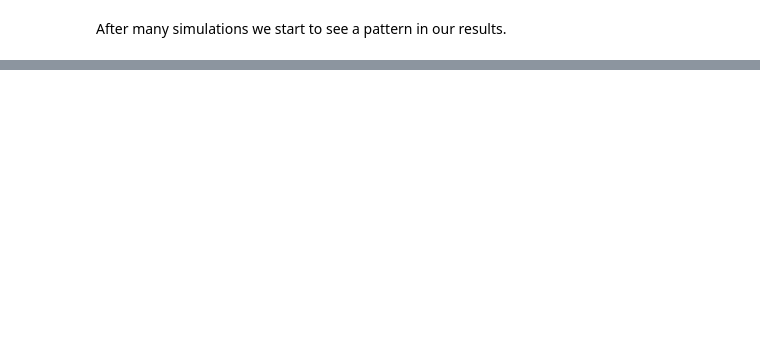
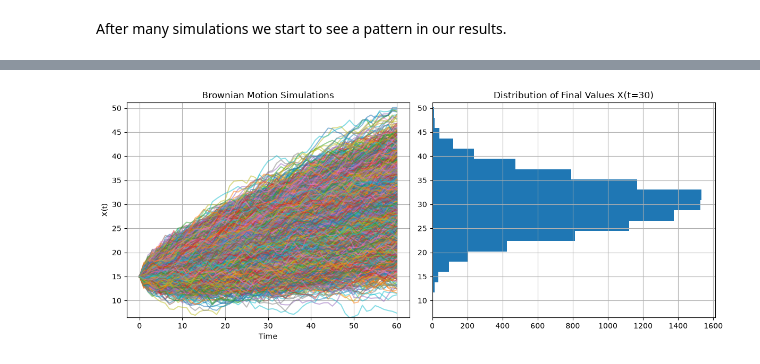
Before and after one commit to vladpaun-uwaterloo/cs335-cmbf-2026, a Jupyter notebook: examples/Copy_of_Brownian_Motion_&_Random_Lattice_Walks.ipynb, the cells around one changed output, grey strips where cells are left out. Cells and saved outputs as stored; diff of their text form; code cells hidden in the pictures; blank space fills up the shorter version.

```diff
--- a/examples/Copy_of_Brownian_Motion_&_Random_Lattice_Walks.ipynb
+++ b/examples/Copy_of_Brownian_Motion_&_Random_Lattice_Walks.ipynb
@@ -129,0 +130,62 @@ plt.show()
+# %%
+import matplotlib.pyplot as plt
+
+n_sim = 10000 # Number of simulations
+X_t_sim_result = [] # Storage of our X(t) lists over time.
+
+for i in range(n_sim):
+  while t < T:
+    t = t + dt
+    dX = alpha * dt + volatility * np.random.normal(0, 1) * np.sqrt(dt)
+    X = X + dX
+    X_t.append(X)
+  X_t_sim_result.append(X_t)
+  X = X_initial
+  X_t = [X]
+  t = 0
+
+def min_of_list_of_lists(list_of_lists):
+  """Calculates the minimum value in a list of lists.
+
+  Args:
+    list_of_lists: A list of lists containing numerical values.
+
+  Returns:
+    The minimum value found in the list of lists.
+  """
+  min_value = float('inf')
+  for sublist in list_of_lists:
+    min_value_sublist = min(sublist)
+    if min_value_sublist < min_value:
+      min_value = min_value_sublist
+  return min_value
+
+
+# Create the figure and subplots
+fig, axs = plt.subplots(1, 2, figsize=(12, 5))
+
+# Plot the lines
+for i in range(n_sim):
+  axs[0].plot(X_t_sim_result[i], alpha=0.5)
+
+# Set titles and labels
+axs[0].set_title('Brownian Motion Simulations')
+axs[0].set_xlabel('Time')
+axs[0].set_ylabel('X(t)')
+
+# Plot the histogram
+final_values = [X_t_sim_result[i][-1] for i in range(n_sim)]
+axs[1].hist(final_values, bins=20, orientation='horizontal')
+axs[1].set_title(f'Distribution of Final Values X(t={T})')
+max_value = max(final_values)
+min_value = min_of_list_of_lists(X_t_sim_result)
+axs[0].set_ylim(min_value, max_value + 1)
+axs[1].set_ylim(min_value, max_value + 1)
+
+axs[0].grid(True)
+axs[1].grid(True)
+# Adjust layout and display the plot
+plt.tight_layout()
+plt.show()
+# %% [output]
+[figure, added]
```
Also changed, not shown: parts of 2 cells of this notebook.
